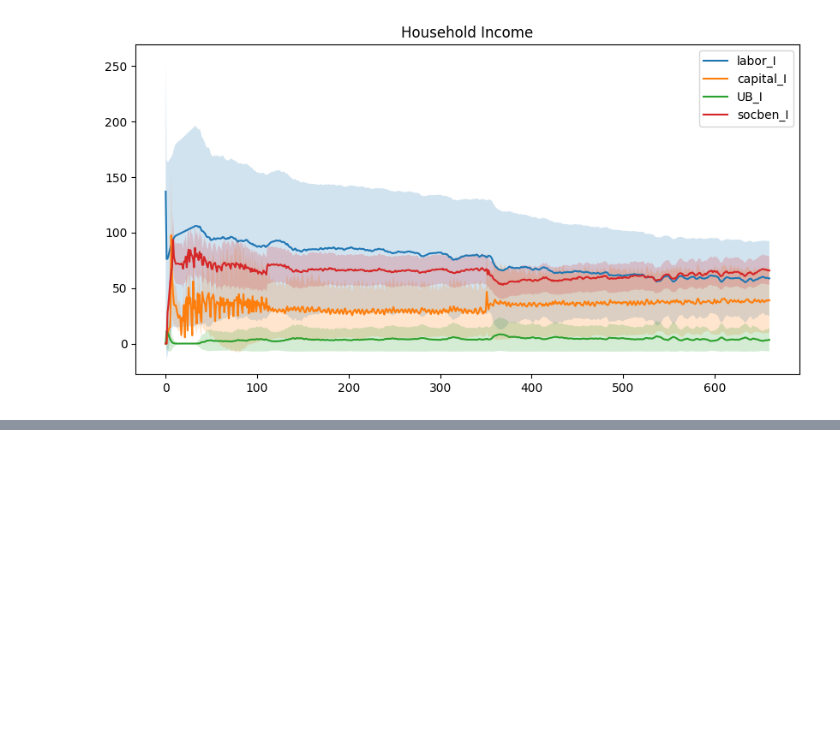
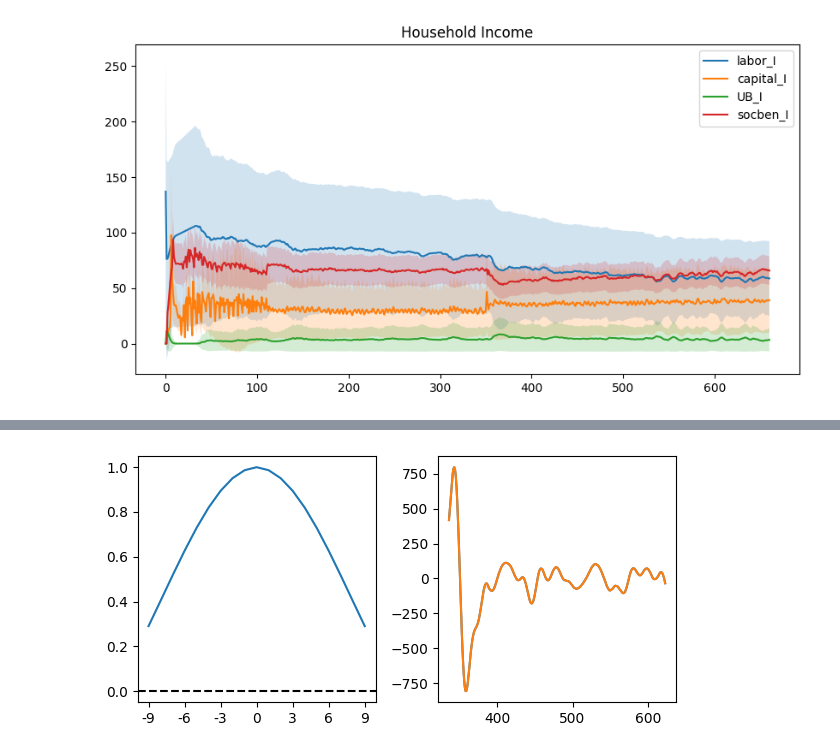
Before and after one commit to Tarsatir/Capsule_Climate, a Jupyter notebook: plotting/plot_runoutput.ipynb, the cells around one changed output, grey strips where cells are left out. Saved outputs shown, nothing was run; the diff lists cells and outputs as text; code cells hidden in the pictures; blank space fills up the shorter version.

```diff
--- a/plotting/plot_runoutput.ipynb
+++ b/plotting/plot_runoutput.ipynb
@@ -41,0 +44,4 @@ plt.show()
+# %%
+filename = f'../results/result_data/model_data_{seed}.csv'
+df_model = pd.read_csv(filename)
+df_model.head()
@@ -41,0 +59,30 @@ plt.show()
+# %%
+# Set parameters for bandpass filters
+bk_low = 18
+bk_high = 96
+bk_K = 36
+# %%
+def plot_ccf(x, y):
+    x_filtered = sm.tsa.filters.bkfilter(x[300:], bk_low, bk_high, bk_K)
+    y_filtered = sm.tsa.filters.bkfilter(y[300:], bk_low, bk_high, bk_K)
+
+    ccf_back = smt.ccf(x_filtered[::-1], y_filtered[::-1])[1:10][::-1]
+    ccf_forw = smt.ccf(x_filtered, y_filtered)[:10]
+
+    fig, [ax1, ax2] = plt.subplots(1, 2, figsize=(6, 3))
+
+    ax1.plot(np.concatenate((ccf_back, ccf_forw)))
+    ax1.set_xticks(np.arange(19, step=3), np.arange(-9, 10, step=3))
+    ax1.axhline(0, color='black', linestyle='dashed')
+
+    ax2.plot(x_filtered)
+    ax2.plot(y_filtered)
+
+    plt.tight_layout()
+    plt.show()
+# %%
+x = df_model.GDP / df_model.CPI_cp
+y = df_model.GDP / df_model.CPI_cp
+plot_ccf(x, x)
+# %% [output]
+[figure, added]
```
Also changed, not shown: parts of 8 cells of this notebook, 17 other files.
